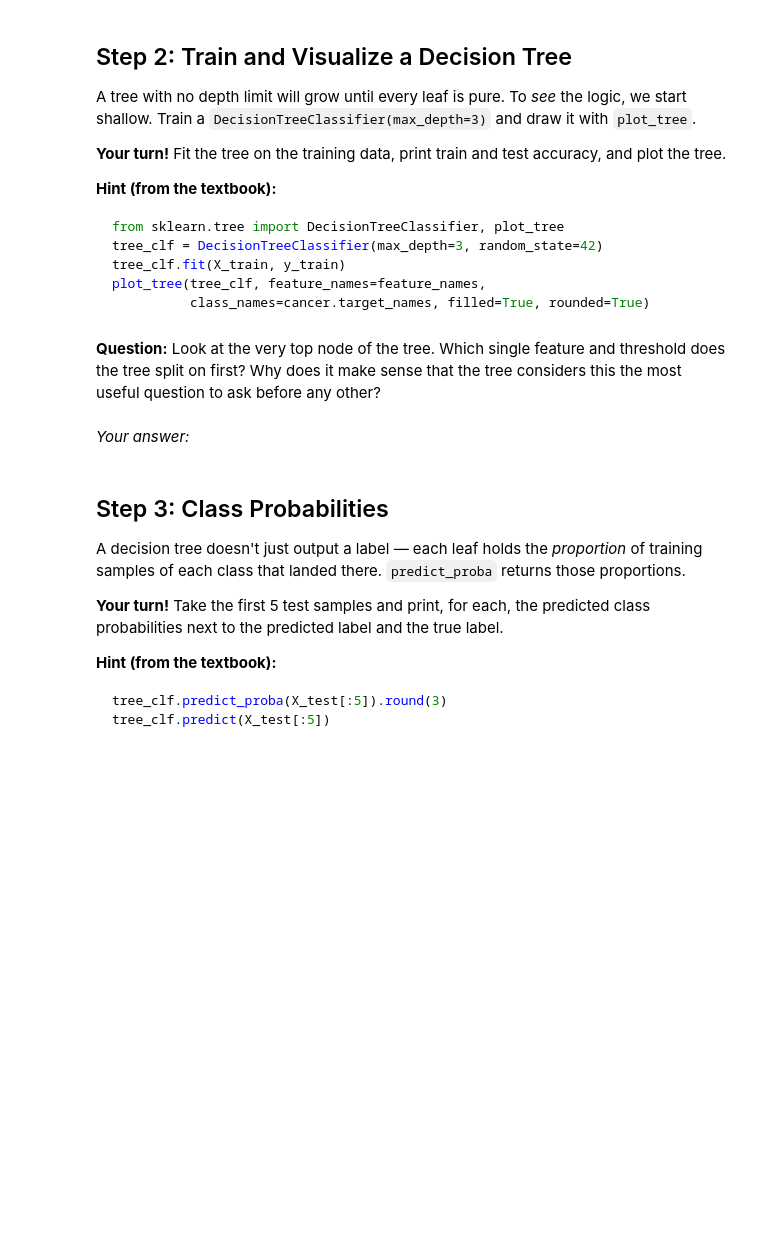
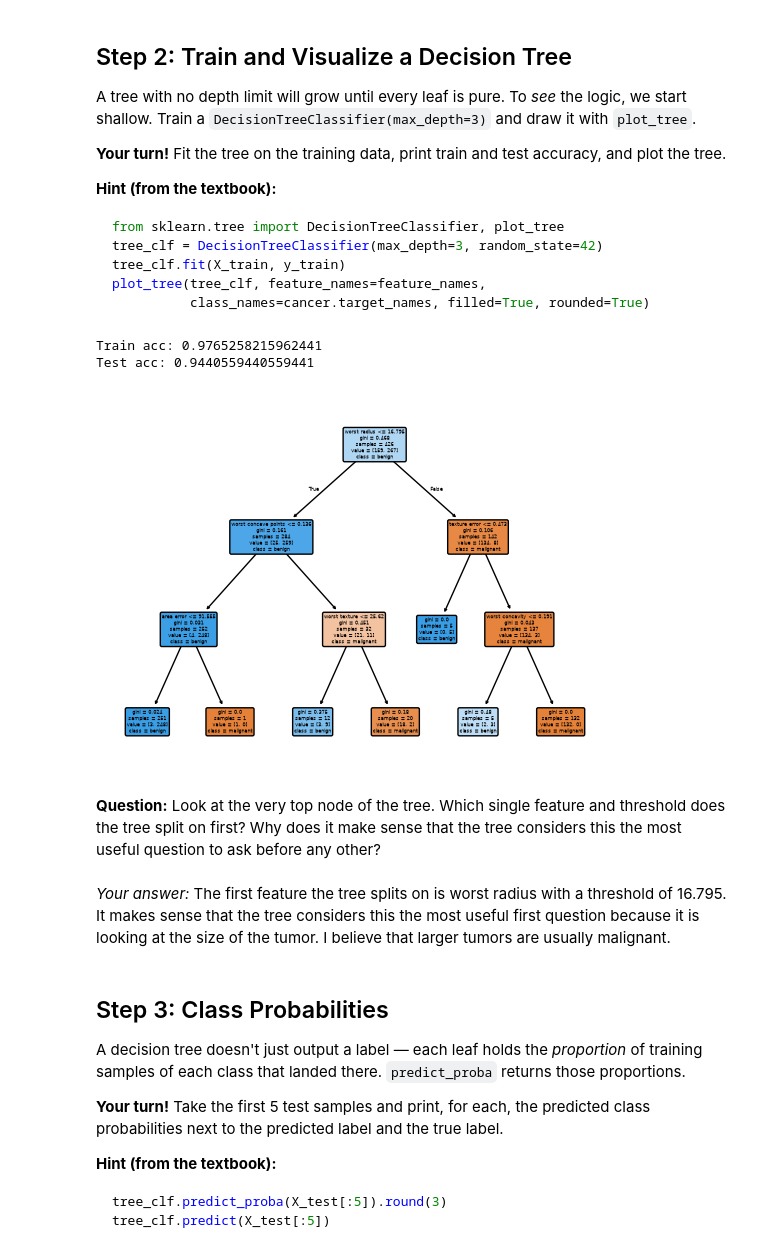
Before and after one commit to tkatz123/IST707-Notebooks, a Jupyter notebook: week6/week6_inclass_exercise.ipynb, the cells around one changed output. Saved outputs shown, nothing was run; the diff lists cells and outputs as text; code cells hidden in the pictures; blank space fills up the shorter version.

````diff
--- a/week6/week6_inclass_exercise.ipynb
+++ b/week6/week6_inclass_exercise.ipynb
@@ -93,14 +105,26 @@ plot_tree(tree_clf, feature_names=feature_names,
           class_names=cancer.target_names, filled=True, rounded=True)
 ```
 # %%
+from sklearn.tree import DecisionTreeClassifier, plot_tree
 # TODO: Fit a DecisionTreeClassifier(max_depth=3) on the training data.
 #       Print the train accuracy and the test accuracy.
 #       Then draw the tree with plot_tree.
 # Your code here:
+tree_clf = DecisionTreeClassifier(max_depth=3, random_state=42)
+tree_clf.fit(X_train, y_train)
+plot_tree(tree_clf, feature_names=feature_names,
+          class_names=cancer.target_names, filled=True, rounded=True)
+
+print('Train acc:', tree_clf.score(X_train, y_train))
+print('Test acc:', tree_clf.score(X_test, y_test))
+# %% [output]
+Train acc: 0.9765258215962441
+Test acc: 0.9440559440559441
+[figure, added]
 # %% [markdown]
 **Question:** Look at the very top node of the tree. Which single feature and threshold does the tree split on first? Why does it make sense that the tree considers this the most useful question to ask before any other?
-# %% [markdown]
-*Your answer:*
+# %% [markdown]
+*Your answer:* The first feature the tree splits on is worst radius with a threshold of 16.795. It makes sense that the tree considers this the most useful first question because it is looking at the size of the tumor. I believe that larger tumors are usually malignant.
 # %% [markdown]
 ## Step 3: Class Probabilities
 
````
Also changed, not shown: parts of 30 cells of this notebook.
